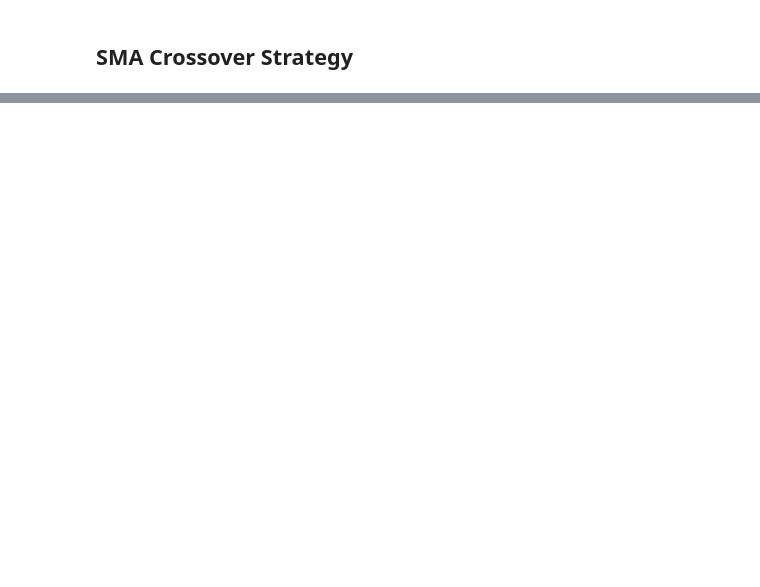
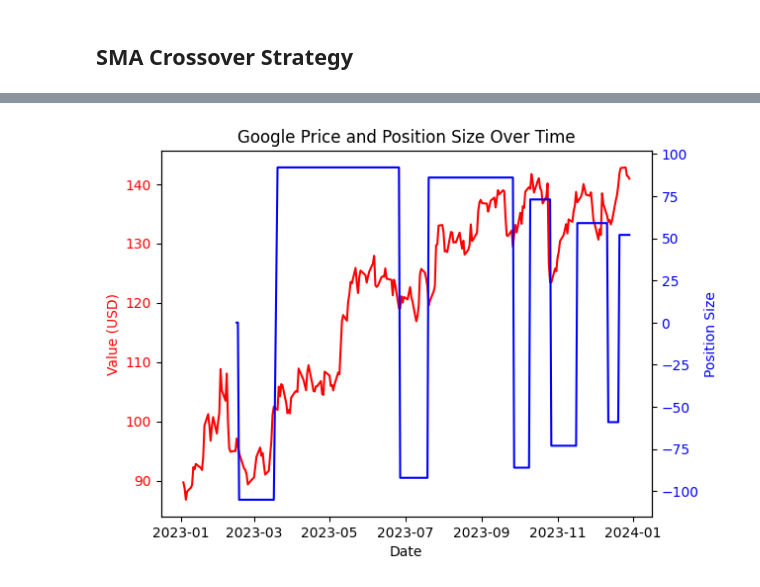
Before and after one commit to BenJonesData/algo-trading-playground, a Jupyter notebook: notebooks/02_basic_strategy_experimentation.ipynb, the cells around one changed output, grey strips where cells are left out. Saved outputs shown, nothing was run; the diff lists cells and outputs as text; code cells hidden in the pictures; blank space fills up the shorter version.

```diff
--- a/notebooks/02_basic_strategy_experimentation.ipynb
+++ b/notebooks/02_basic_strategy_experimentation.ipynb
@@ -126,0 +163,5 @@ class SMACrossover(Strategy):
+# %%
+sma_crossover_bt = Backtest(google_data_daily, SMACrossover, cash=10_000)
+
+sma_crossover_results = sma_crossover_bt.run()
+sma_crossover_results
@@ -126,0 +186,9 @@ class SMACrossover(Strategy):
+# %%
+sma_crossover_bt.plot(filename="../plots/sma_crossover.html", open_browser=False)
+plot_position(
+    google_data_daily["Close"],
+    sma_crossover_results._strategy.position_df.set_index("Date"),
+    "Google",
+)
+# %% [output]
+[figure, added]
```
Also changed, not shown: parts of 20 cells of this notebook, 1 other file.
